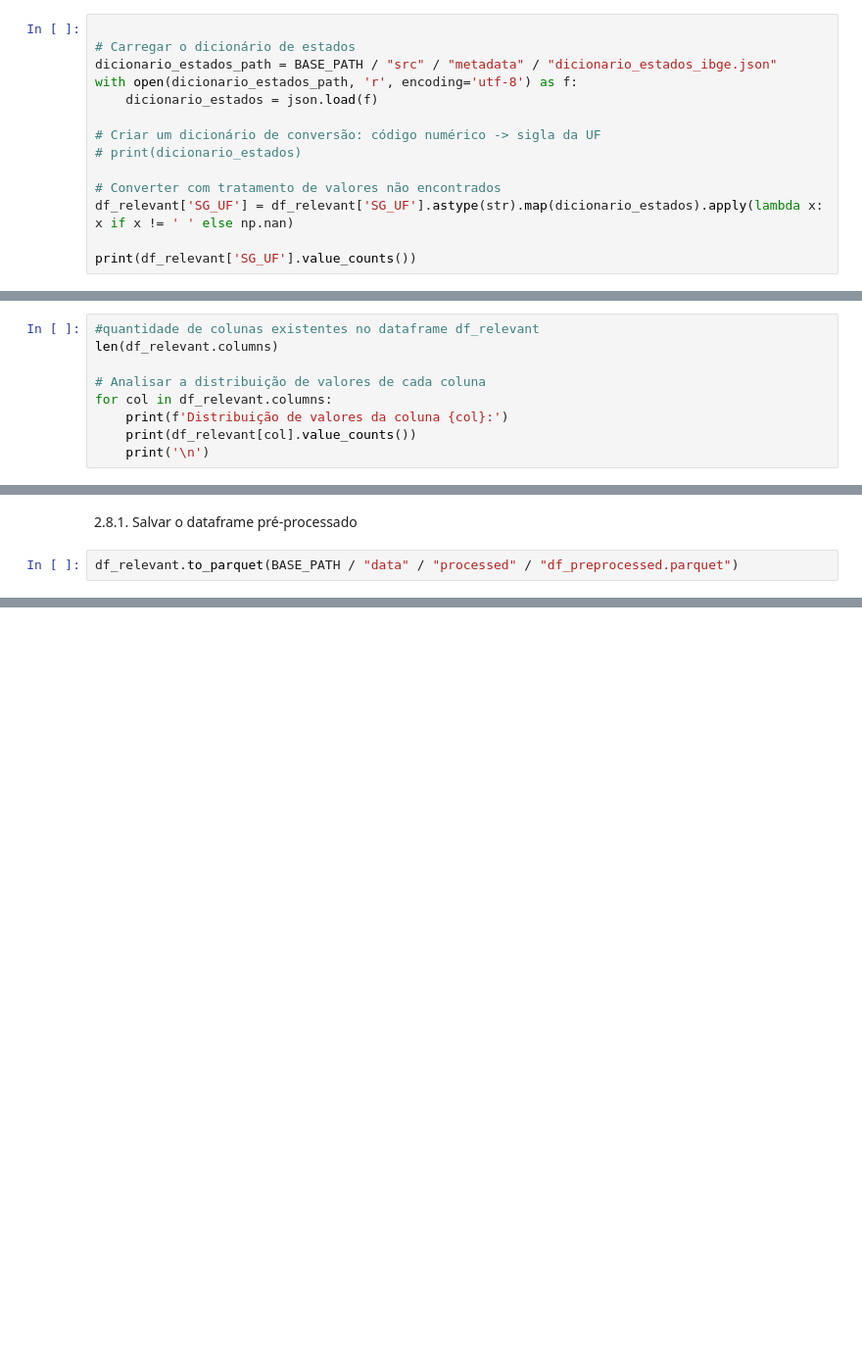
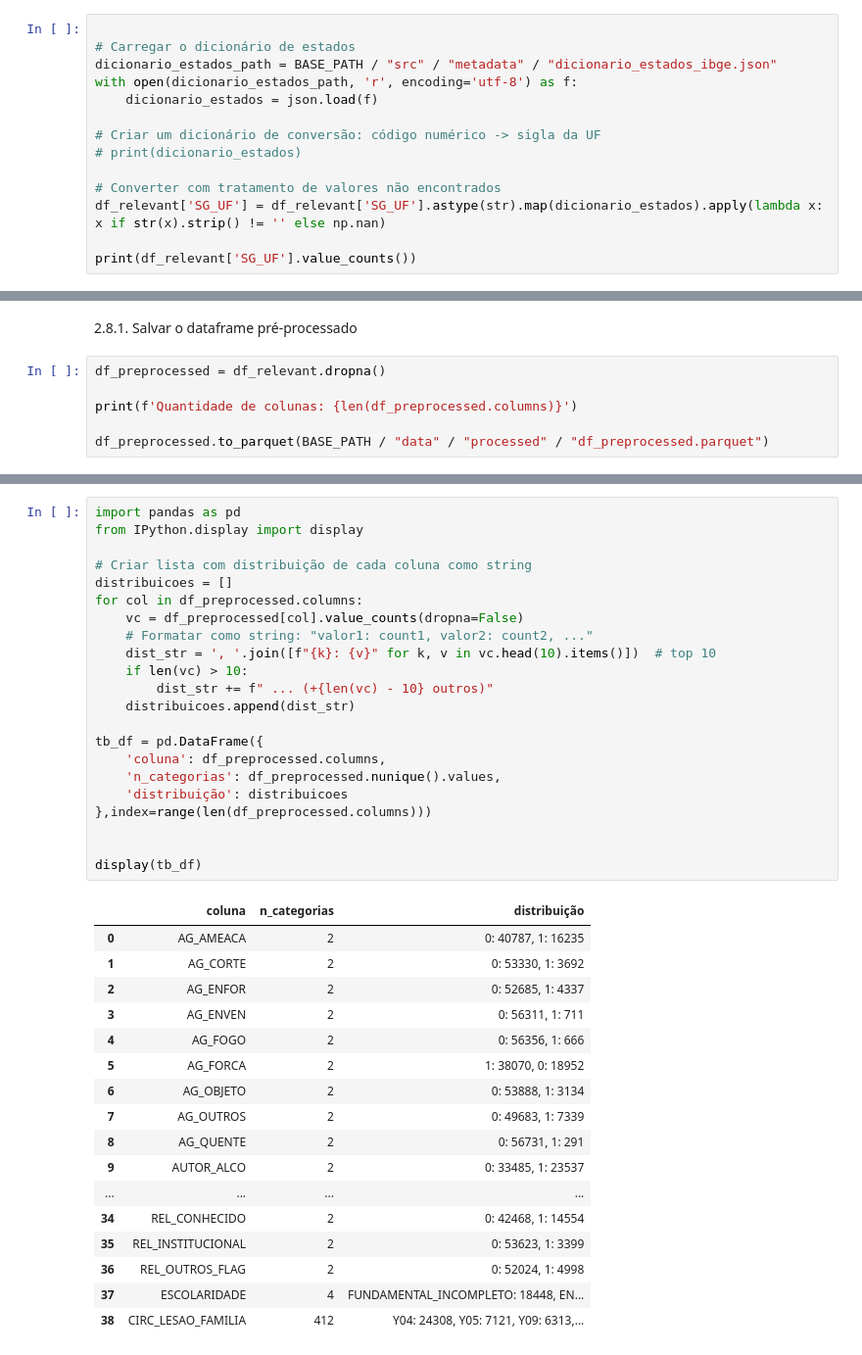
Before and after one commit to fiap-ssp-2025/tech-challenge-2, a Jupyter notebook: src/notebooks/02_data_preprocessing.ipynb, the cells around one changed output, grey strips where cells are left out. Shown at 98% size. Drawn from its saved outputs; the diff is of its cells as text; blank space fills up the shorter version.

```diff
--- a/src/notebooks/02_data_preprocessing.ipynb
+++ b/src/notebooks/02_data_preprocessing.ipynb
@@ -441,7 +409,7 @@ with open(dicionario_estados_path, 'r', encoding='utf-8') as f:
 # print(dicionario_estados)
 
 # Converter com tratamento de valores não encontrados
-df_relevant['SG_UF'] = df_relevant['SG_UF'].astype(str).map(dicionario_estados).apply(lambda x: x if x != ' ' else np.nan)
+df_relevant['SG_UF'] = df_relevant['SG_UF'].astype(str).map(dicionario_estados).apply(lambda x: x if str(x).strip() != '' else np.nan)
 
 print(df_relevant['SG_UF'].value_counts())
 # %% [output]
@@ -652,12 +609,3 @@ Deficiências:
 2. Não
 8. Não se aplica
 9. Ignorado
-# %%
-#quantidade de colunas existentes no dataframe df_relevant
-len(df_relevant.columns)
-
-# Analisar a distribuição de valores de cada coluna
-for col in df_relevant.columns:
-    print(f'Distribuição de valores da coluna {col}:')
-    print(df_relevant[col].value_counts())
-    print('\n')
@@ -682,4 +612,8 @@ Name: count, dtype: int64
 # %% [markdown]
 2.8.1. Salvar o dataframe pré-processado
 # %%
-df_relevant.to_parquet(BASE_PATH / "data" / "processed" / "df_preprocessed.parquet")
+df_preprocessed = df_relevant.dropna()
+
+print(f'Quantidade de colunas: {len(df_preprocessed.columns)}')
+
+df_preprocessed.to_parquet(BASE_PATH / "data" / "processed" / "df_preprocessed.parquet")
@@ -753,0 +652,40 @@ Name: AG_FORCA, dtype: int64
+# %%
+import pandas as pd
+from IPython.display import display
+
+# Criar lista com distribuição de cada coluna como string
+distribuicoes = []
+for col in df_preprocessed.columns:
+    vc = df_preprocessed[col].value_counts(dropna=False)
+    # Formatar como string: "valor1: count1, valor2: count2, ..."
+    dist_str = ', '.join([f"{k}: {v}" for k, v in vc.head(10).items()])  # top 10
+    if len(vc) > 10:
+        dist_str += f" ... (+{len(vc) - 10} outros)"
+    distribuicoes.append(dist_str)
+
+tb_df = pd.DataFrame({
+    'coluna': df_preprocessed.columns,
+    'n_categorias': df_preprocessed.nunique().values,
+    'distribuição': distribuicoes
+},index=range(len(df_preprocessed.columns)))
+
+
+display(tb_df)
+# %% [output]
+|  | coluna | n_categorias | distribuição |
+| 0 | AG_AMEACA | 2 | 0: 40787, 1: 16235 |
+| 1 | AG_CORTE | 2 | 0: 53330, 1: 3692 |
+| 2 | AG_ENFOR | 2 | 0: 52685, 1: 4337 |
+| 3 | AG_ENVEN | 2 | 0: 56311, 1: 711 |
+| 4 | AG_FOGO | 2 | 0: 56356, 1: 666 |
+| 5 | AG_FORCA | 2 | 1: 38070, 0: 18952 |
+| 6 | AG_OBJETO | 2 | 0: 53888, 1: 3134 |
+| 7 | AG_OUTROS | 2 | 0: 49683, 1: 7339 |
+| 8 | AG_QUENTE | 2 | 0: 56731, 1: 291 |
+| 9 | AUTOR_ALCO | 2 | 0: 33485, 1: 23537 |
+| ... | ... | ... | ... |
+| 34 | REL_CONHECIDO | 2 | 0: 42468, 1: 14554 |
+| 35 | REL_INSTITUCIONAL | 2 | 0: 53623, 1: 3399 |
+| 36 | REL_OUTROS_FLAG | 2 | 0: 52024, 1: 4998 |
+| 37 | ESCOLARIDADE | 4 | FUNDAMENTAL_INCOMPLETO: 18448, EN... |
+| 38 | CIRC_LESAO_FAMILIA | 412 | Y04: 24308, Y05: 7121, Y09: 6313,... |
```
Also changed, not shown: parts of 15 cells of this notebook, 5 other files.
